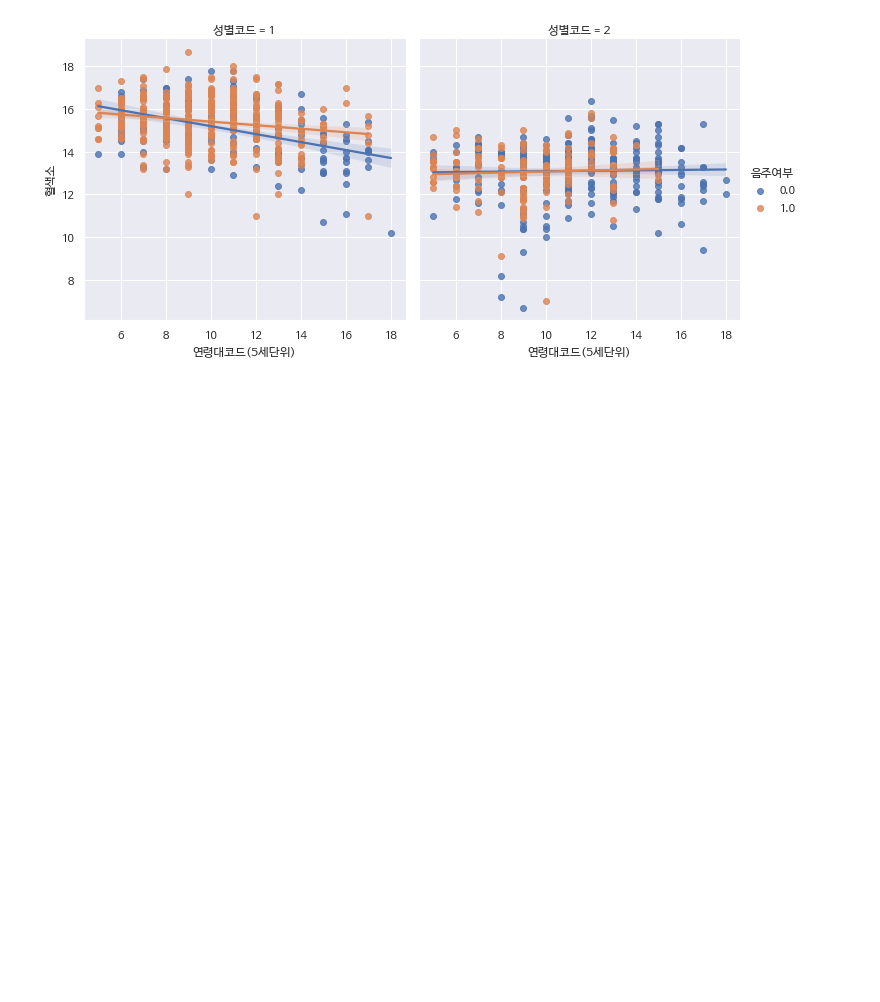
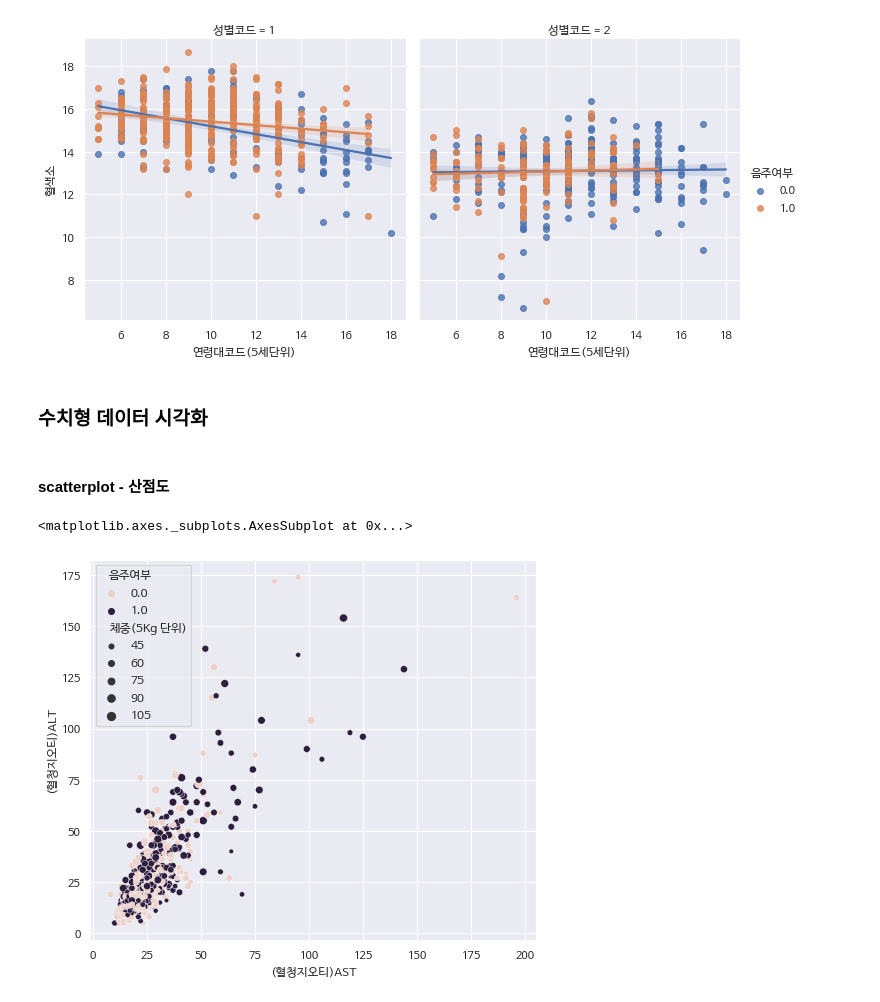
Before and after one commit to JaeHong-Park987/studying, a Jupyter notebook: 3주차/건강검진 데이터로 가설검정하기.ipynb, the cells around one changed output. Cells and saved outputs as stored; diff of their text form; code cells hidden in the pictures; blank space fills up the shorter version.

```diff
--- a/3주차/건강검진 데이터로 가설검정하기.ipynb
+++ b/3주차/건강검진 데이터로 가설검정하기.ipynb
@@ -461,3 +461,16 @@ sns.lmplot(data = df_sample, x = "연령대코드(5세단위)", y = "혈색소",
 # %% [output]
 <seaborn.axisgrid.FacetGrid at 0x...>
 [figure]
+# %% [markdown]
+### 수치형 데이터 시각화
+# %% [markdown]
+#### scatterplot - 산점도
+# %%
+# 수치형 vs 수치형 데이터의 상관관계를 볼 때 주로 사용
+
+plt.figure(figsize = (8,7))
+sns.scatterplot(data = df_sample, x = "(혈청지오티)AST", y = "(혈청지오티)ALT", hue = "음주여부",
+                size = "체중(5Kg 단위)")
+# %% [output]
+<matplotlib.axes._subplots.AxesSubplot at 0x...>
+[figure, added]
```
Also changed, not shown: parts of 29 cells of this notebook.
